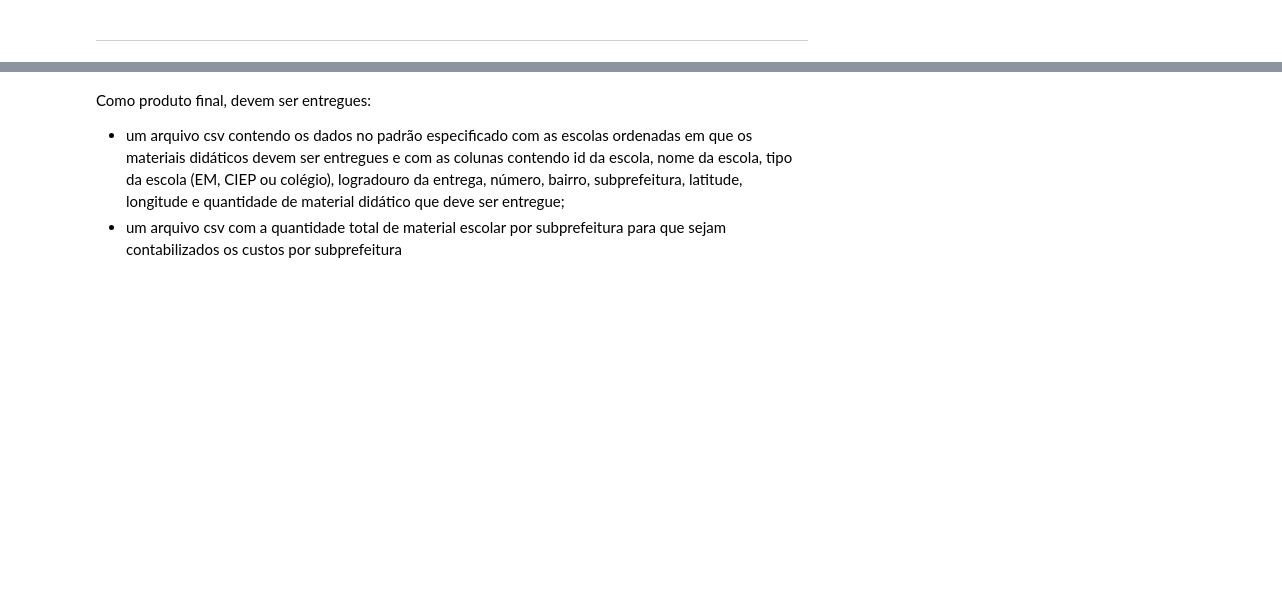
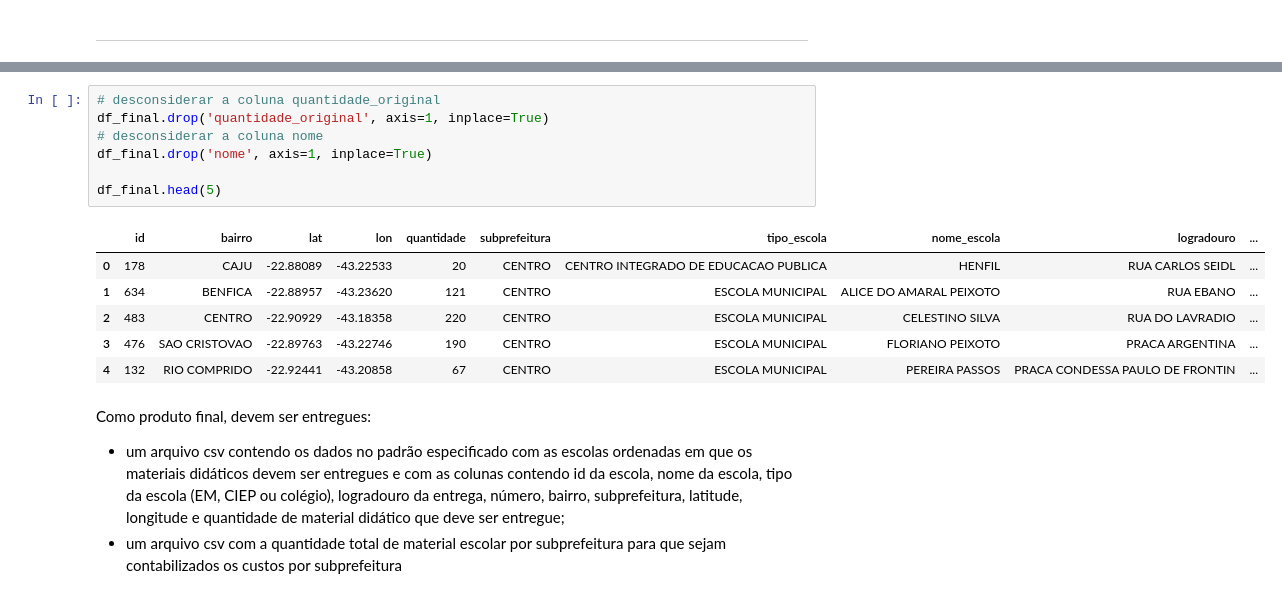
Before and after one commit to olimaandreza/pyhton-projeto-tratamento-dados, a Jupyter notebook: projeto.ipynb, the cells around one changed output, grey strips where cells are left out. Drawn from its saved outputs; the diff is of its cells as text; blank space fills up the shorter version.

```diff
--- a/projeto.ipynb
+++ b/projeto.ipynb
@@ -1088,3 +1153,17 @@ ids_faltantes
+# %%
+# desconsiderar a coluna quantidade_original
+df_final.drop('quantidade_original', axis=1, inplace=True)
+# desconsiderar a coluna nome
+df_final.drop('nome', axis=1, inplace=True)
+
+df_final.head(5)
+# %% [output]
+|  | id | bairro | lat | lon | quantidade | subprefeitura | tipo_escola | nome_escola | logradouro | ... |
+| 0 | 178 | CAJU | -22.88089 | -43.22533 | 20 | CENTRO | CENTRO INTEGRADO DE EDUCACAO PUBLICA | HENFIL | RUA CARLOS SEIDL | ... |
+| 1 | 634 | BENFICA | -22.88957 | -43.23620 | 121 | CENTRO | ESCOLA MUNICIPAL | ALICE DO AMARAL PEIXOTO | RUA EBANO | ... |
+| 2 | 483 | CENTRO | -22.90929 | -43.18358 | 220 | CENTRO | ESCOLA MUNICIPAL | CELESTINO SILVA | RUA DO LAVRADIO | ... |
+| 3 | 476 | SAO CRISTOVAO | -22.89763 | -43.22746 | 190 | CENTRO | ESCOLA MUNICIPAL | FLORIANO PEIXOTO | PRACA ARGENTINA | ... |
+| 4 | 132 | RIO COMPRIDO | -22.92441 | -43.20858 | 67 | CENTRO | ESCOLA MUNICIPAL | PEREIRA PASSOS | PRACA CONDESSA PAULO DE FRONTIN | ... |
 # %% [markdown]
 Como produto final, devem ser entregues:
 - um arquivo csv contendo os dados no padrão especificado com as escolas ordenadas em que os materiais didáticos devem ser entregues e com as colunas contendo id da escola, nome da escola, tipo da escola (EM, CIEP ou colégio), logradouro da entrega, número, bairro, subprefeitura, latitude, longitude e quantidade de material didático que deve ser entregue;
```
Also changed, not shown: parts of 21 cells of this notebook, 2 other files.
